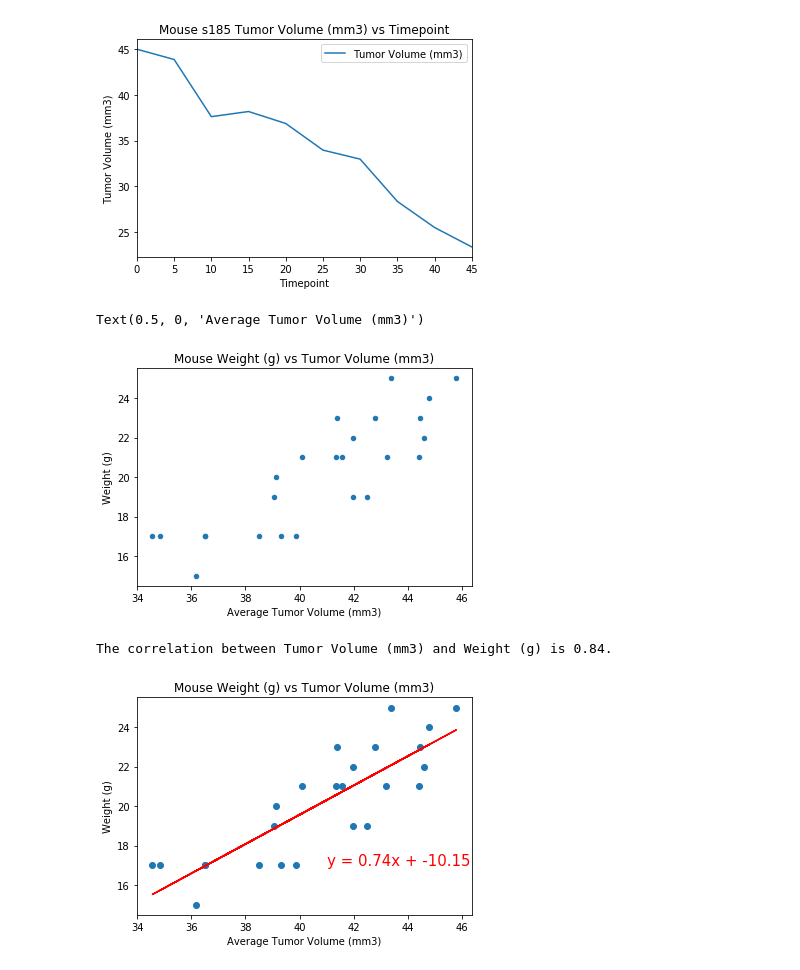
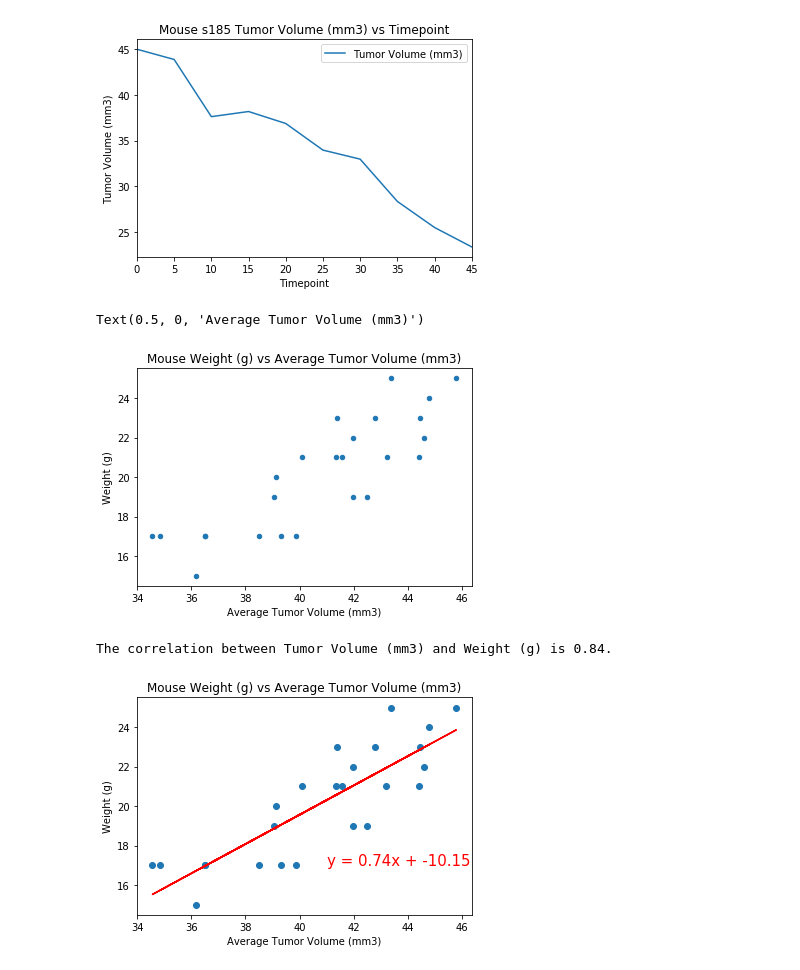
Before and after one commit to nwchappel/matplotlib_homework, a Jupyter notebook: homework/Instructions/Pymaceuticals/pymaceuticals_starter.ipynb, the cells around one changed output. Cells and saved outputs as stored; diff of their text form; code cells hidden in the pictures.

Commit message:
Updated scatterplot titles

```diff
--- a/homework/Instructions/Pymaceuticals/pymaceuticals_starter.ipynb
+++ b/homework/Instructions/Pymaceuticals/pymaceuticals_starter.ipynb
@@ -385,26 +385,26 @@ Text(0.5, 0, 'Timepoint')
 # %%
 # Generate a scatter plot of mouse weight versus average tumor volume for the Capomulin regimen
 
 # Gather only Capomulin data
 capomulin_summary = mouse_data_complete.loc[(mouse_data_complete["Drug Regimen"] == "Capomulin")]
 
 # Calculate the average tumor volume of each mouse
 avg_tumor_vol = capomulin_summary.groupby("Mouse ID").mean()["Tumor Volume (mm3)"]
 
 # Gather each mouse's weight
 mouse_weight = capomulin_summary.groupby("Mouse ID").mean()["Weight (g)"]
 
 # Create a Dataframe with Weight and Tumor Volume
 weight_vs_volume = pd.merge(avg_tumor_vol, mouse_weight, how="left", on=["Mouse ID"])
 
 # Generate Scatter Plot of Weight and Tumor Volume
 weight_vs_volume.plot.scatter(x='Tumor Volume (mm3)', y='Weight (g)')
-plt.title("Mouse Weight (g) vs Tumor Volume (mm3)")
+plt.title("Mouse Weight (g) vs Average Tumor Volume (mm3)")
 plt.ylabel("Weight (g)")
 plt.xlabel("Average Tumor Volume (mm3)")
 # %% [output]
 Text(0.5, 0, 'Average Tumor Volume (mm3)')
-[figure, old version]
+[figure, new version]
 # %%
 # Calculate the correlation coefficient and linear regression model for mouse weight and average tumor volume for the Capomulin regimen
 x_values = weight_vs_volume['Tumor Volume (mm3)']
@@ -415,11 +415,11 @@ line_eq = "y = " + str(round(slope,2)) + "x + " + str(round(intercept,2))
 plt.scatter(x_values,y_values)
 plt.plot(x_values,regress_values,"r-")
 plt.annotate(line_eq,(41,17),fontsize=15,color="red")
-plt.title("Mouse Weight (g) vs Tumor Volume (mm3)")
+plt.title("Mouse Weight (g) vs Average Tumor Volume (mm3)")
 plt.ylabel("Weight (g)")
 plt.xlabel("Average Tumor Volume (mm3)")
 correlation = st.pearsonr(x_values,y_values)
 print(f"The correlation between Tumor Volume (mm3) and Weight (g) is {round(correlation[0],2)}.")
 # %% [output]
 The correlation between Tumor Volume (mm3) and Weight (g) is 0.84.
-[figure, old version]
+[figure, new version]
```
